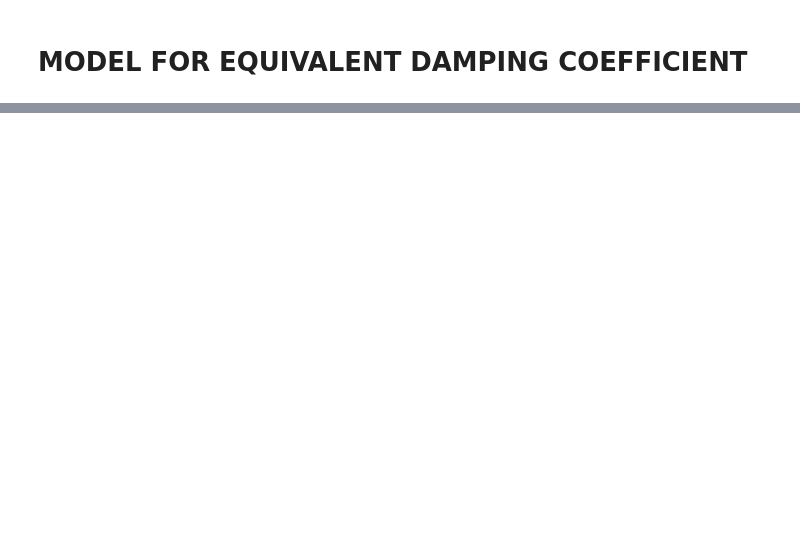
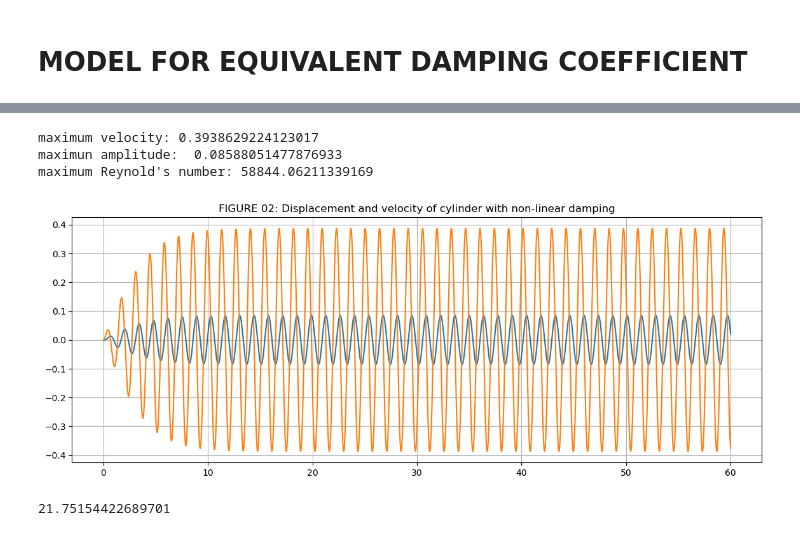
Before and after one commit to dinethnirmal/VIVCONV, a Jupyter notebook: Numeric_integration.ipynb, the cells around one changed output, grey strips where cells are left out. Drawn from its saved outputs; the diff is of its cells as text; code cells hidden in the pictures; blank space fills up the shorter version.

Commit message:
Add files via upload
Linearized vibration
non-dimensional model
basic PTO calculations

```diff
--- a/Numeric_integration.ipynb
+++ b/Numeric_integration.ipynb
@@ -794,0 +729,62 @@ maximum Reynold's number: 26678.038793010044
+# %%
+# Hydrodynamic drag force
+C2 = L*rho*Cd*D/2
+
+# Lifting force on cylinder
+F0 = rho*D*U**2 *L* np.sqrt(2)*CL_rms/2
+# Ks = 2*M*2*np.pi*zeta_s/(rho*D**2)
+
+
+# print("Structural Damping", zeta_s)
+# print("fluid damping", zeta_f)
+# print("damping_total", zeta_f + zeta_s)
+# print("Ks", Ks)
+
+init_cond = [0, 0]
+T = 60
+time_span = [0,T]
+dt = 0.01
+t = np.arange(0,T,dt)
+max_vel = 0
+max_amp = 0
+max_C2 = 0
+
+def VIV_lin(t, step):
+    global max_vel
+    global max_amp
+    global max_C2
+
+    y1, y2 = step
+    if y2 > max_vel:
+        max_vel = y2
+    if y1 > max_amp:
+        max_amp = y1
+
+    Re = y2*D/(1.004e-6)
+    if Re > max_C2:
+        max_C2 = Re
+
+    dy = [y2, F0*np.sin(omega_n*t)/M - c*y2/M - C2*np.abs(y2)*y2/M - k*y1/M]
+    return dy
+
+sol = solve_ivp(VIV_lin, time_span, init_cond, t_eval=t, method="RK45")
+plt.figure(figsize=(14,5))
+plt.plot(t, sol.y.T)
+plt.grid()
+plt.title("FIGURE 02: Displacement and velocity of cylinder with non-linear damping")
+# plt.plot(t, F0*np.sin(omega_n*t)/M)
+print("maximum velocity:", max_vel)
+print("maximun amplitude: ", max_amp)
+print("maximum Reynold's number:", max_C2)
+plt.show()
+# %% [output]
+maximum velocity: 0.3938629224123017
+maximun amplitude:  0.08588051477876933
+maximum Reynold's number: 58844.06211339169
+[figure, added]
+# %%
+y_m = max_amp
+c_eq = L*rho*U**2*D*CL_rms*np.sin(np.pi/2)/(np.sqrt(2)*y_m*omega_n)
+c_eq
+# %% [output]
+21.75154422689701
```
Also changed, not shown: parts of 41 cells of this notebook.
